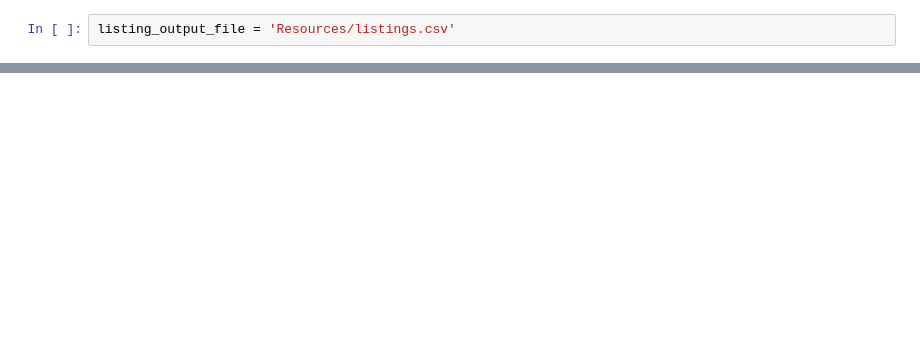
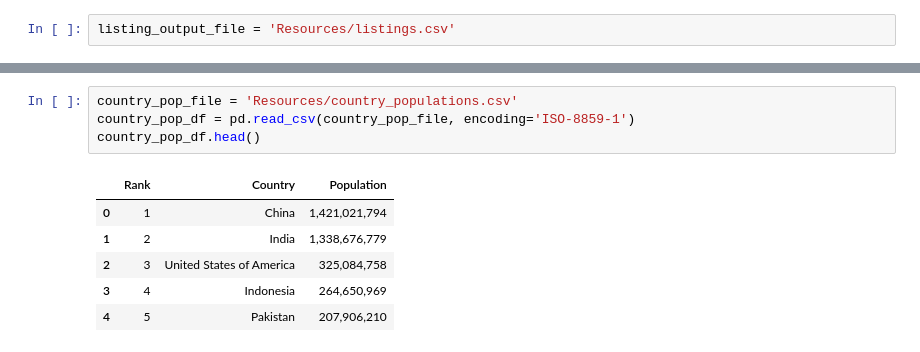
Before and after one commit to Travis-Molnoskey/ETL-Project, a Jupyter notebook: Data_Cleanup.ipynb, the cells around one changed output, grey strips where cells are left out. Drawn from its saved outputs; the diff is of its cells as text; blank space fills up the shorter version.

```diff
--- a/Data_Cleanup.ipynb
+++ b/Data_Cleanup.ipynb
@@ -147,0 +212,11 @@ listing_df
+# %%
+country_pop_file = 'Resources/country_populations.csv'
+country_pop_df = pd.read_csv(country_pop_file, encoding='ISO-8859-1')
+country_pop_df.head()
+# %% [output]
+|  | Rank | Country | Population |
+| 0 | 1 | China | 1,421,021,794 |
+| 1 | 2 | India | 1,338,676,779 |
+| 2 | 3 | United States of America | 325,084,758 |
+| 3 | 4 | Indonesia | 264,650,969 |
+| 4 | 5 | Pakistan | 207,906,210 |
```
Also changed, not shown: parts of 41 cells of this notebook, 5 other files.
